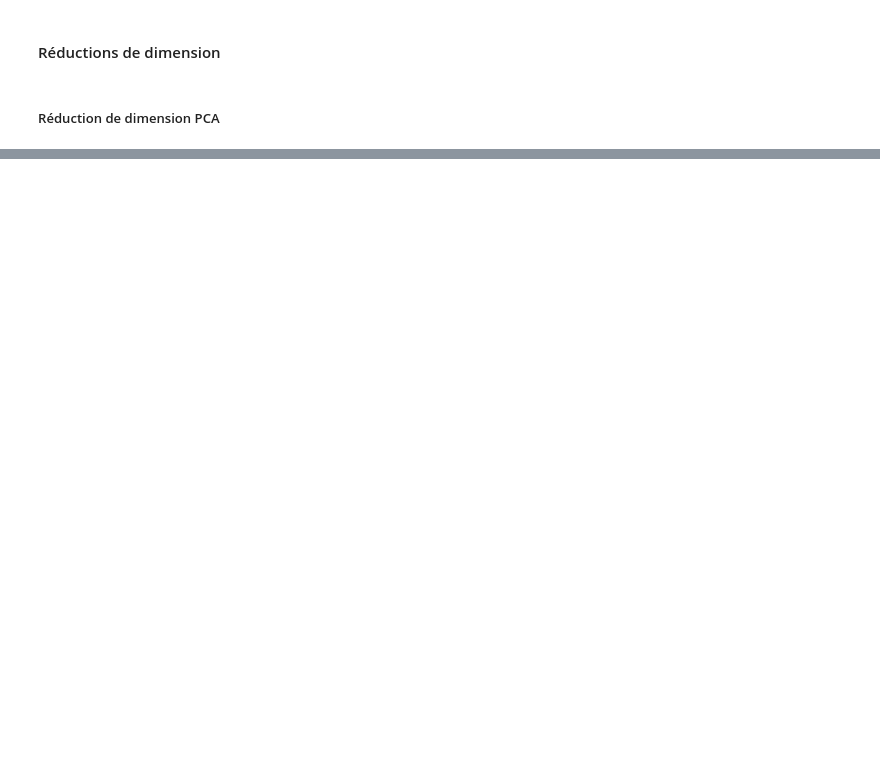
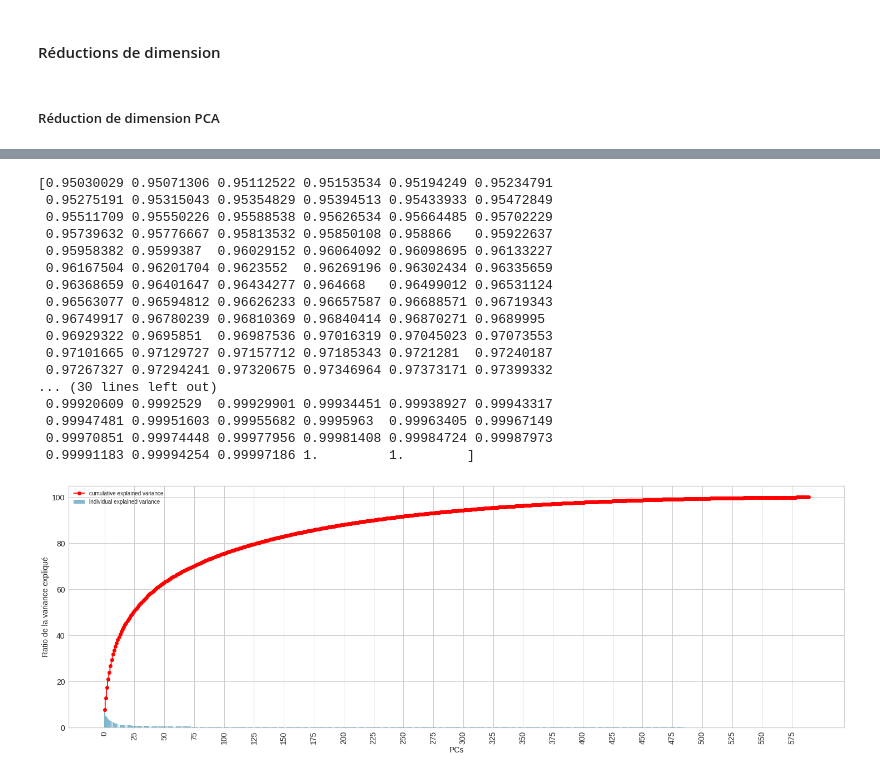
Before and after one commit to yonssJ/Data-Science-Course, a Jupyter notebook: P6/P6_02_notebook_Image.ipynb, the cells around one changed output, grey strips where cells are left out. Drawn from its saved outputs; the diff is of its cells as text; code cells hidden in the pictures; blank space fills up the shorter version.

```diff
--- a/P6/P6_02_notebook_Image.ipynb
+++ b/P6/P6_02_notebook_Image.ipynb
@@ -502,12 +239,0 @@ eval_results_improved.style.background_gradient(axis=None,cmap="coolwarm", subse
-# %%
-f, (ax1,ax2) = plt.subplots(1,2, figsize=(18,8))
-axes=[ax1,ax2]
-tnx=0
-for knx in Classifiers:
-    ax=axes[tnx]
-    tnx=tnx+1
-    x_cv_data=pred_train_improved[knx]
-    sns.distplot(x_cv_data['lab_category'], bins=20, rug=False,ax=ax).set(title=knx)
-    sns.distplot(x_cv_data['Cible predite'], bins=20, rug=False,ax=ax)
-    ax.set_xlabel("Catégories")
-    ax.legend(['Categories reel', 'Categories predite'])
@@ -516,26 +239,0 @@ for knx in Classifiers:
-# %%
-tnx=0
-names=["RandomForestClassifier_pie_image.jpeg", "KNeighborsClassifier_pie_image.jpeg"]
-dss=30
-for knx in Classifiers:
-        fig, ax2 = plt.subplots(figsize=(25,10))
-        x_cv_data=pred_train_improved[knx]
-        data_plot_0 = x_cv_data.groupby('Cible predite').agg(Categories =('class','count'))
-        data_plot_0 =data_plot_0.sort_values(by='Categories', ascending=False)
-        data_plot_0.plot(kind='pie', x='Cible predite', y='Categories',
-        cmap='Dark2', autopct="%.1f%%", legend=False,ax=ax2,fontsize=dss).set_title(knx,fontsize=dss, weight='bold');
-
-        ax2.set_ylabel('Clusters', weight='bold', size=dss-2)
-        ax2.set_xlabel('   ', weight='bold', size=dss)
-        plt.xticks(fontsize=dss)
-        plt.grid(False)
-        plt.xticks(fontsize=dss)
-        figure_name=names[tnx]
-
-        plt.savefig(figure_name,format='jpeg',dpi=100,bbox_inches='tight')
-        tnx=tnx+1
-
-!cp "RandomForestClassifier_pie_image.jpeg" /home/yonss/AndroidStudioProjects/mydashboard/Images
-!mv "RandomForestClassifier_pie_image.jpeg"  /home/yonss/Data_Scientist/FIGURE/P6
-!cp "KNeighborsClassifier_pie_image.jpeg" /home/yonss/AndroidStudioProjects/mydashboard/Images
-!mv "KNeighborsClassifier_pie_image.jpeg"  /home/yonss/Data_Scientist/FIGURE/P6
@@ -577,0 +279,26 @@ Best_IMG.to_csv(file)
+# %%
+figure_name =Path(str(dir_fig) +'/' + str('PCA_image.jpeg'))
+figure_name1 =Path(str("/home/yonss/AndroidStudioProjects/P6_Presentation/Images") +'/' + str('PCA_image.jpeg'))
+
+var_explaned=im_features.shape[1]
+[X_pca,pcamodel] = pca_dim_reduction(im_features,var_explaned,figure_name,figure_name1)
+print(np.cumsum(pcamodel.explained_variance_ratio_)[315:])
+# %% [output]
+[0.95030029 0.95071306 0.95112522 0.95153534 0.95194249 0.95234791
+ 0.95275191 0.95315043 0.95354829 0.95394513 0.95433933 0.95472849
+ 0.95511709 0.95550226 0.95588538 0.95626534 0.95664485 0.95702229
+ 0.95739632 0.95776667 0.95813532 0.95850108 0.958866   0.95922637
+ 0.95958382 0.9599387  0.96029152 0.96064092 0.96098695 0.96133227
+ 0.96167504 0.96201704 0.9623552  0.96269196 0.96302434 0.96335659
+ 0.96368659 0.96401647 0.96434277 0.964668   0.96499012 0.96531124
+ 0.96563077 0.96594812 0.96626233 0.96657587 0.96688571 0.96719343
+ 0.96749917 0.96780239 0.96810369 0.96840414 0.96870271 0.9689995
+ 0.96929322 0.9695851  0.96987536 0.97016319 0.97045023 0.97073553
+ 0.97101665 0.97129727 0.97157712 0.97185343 0.9721281  0.97240187
+ 0.97267327 0.97294241 0.97320675 0.97346964 0.97373171 0.97399332
+... (30 lines left out)
+ 0.99920609 0.9992529  0.99929901 0.99934451 0.99938927 0.99943317
+ 0.99947481 0.99951603 0.99955682 0.9995963  0.99963405 0.99967149
+ 0.99970851 0.99974448 0.99977956 0.99981408 0.99984724 0.99987973
+ 0.99991183 0.99994254 0.99997186 1.         1.        ]
+[figure, added]
```
Also changed, not shown: parts of 54 cells of this notebook, 5 other files.
